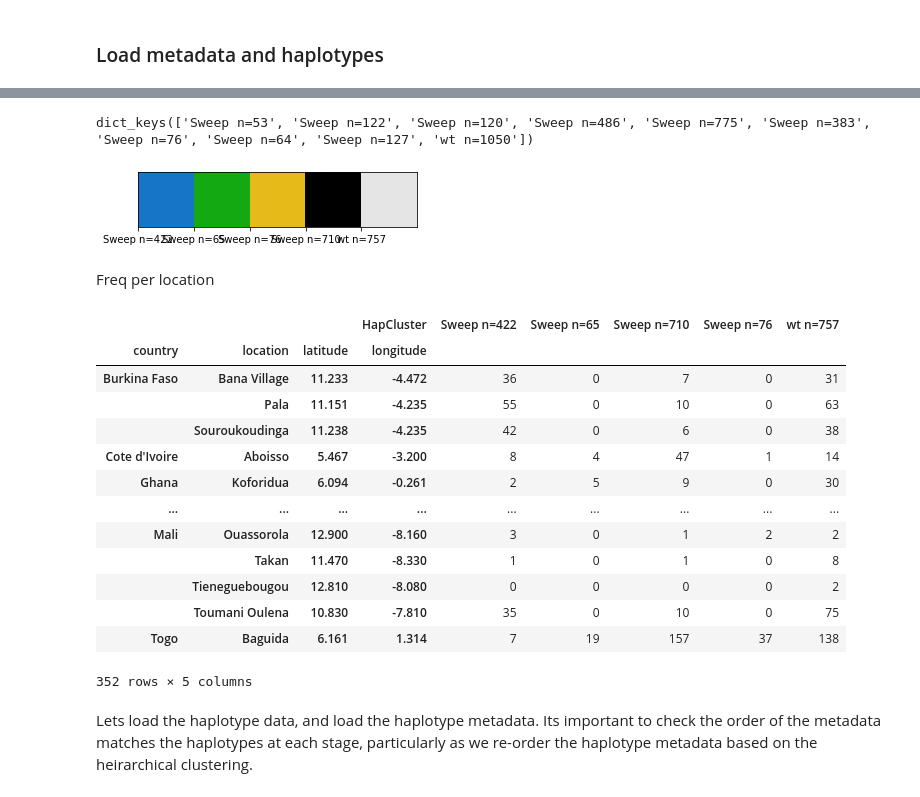
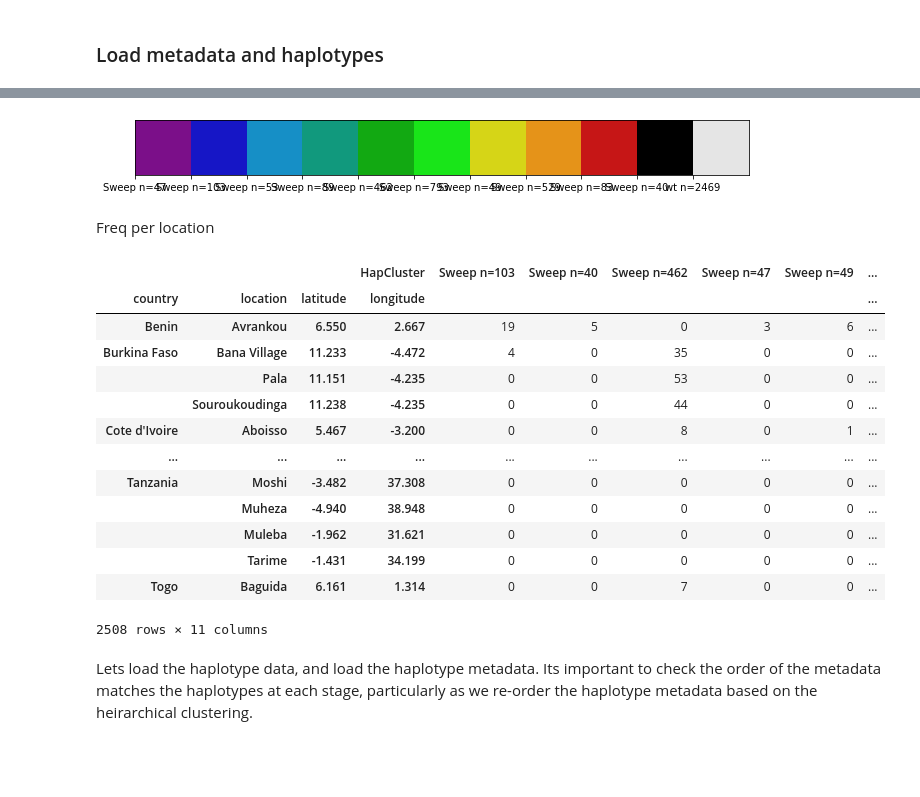
Before and after one commit to sanjaynagi/locusPocus, a Jupyter notebook: workflow/notebooks/HaplotypeClustering-COEAE1F_2F.ipynb, the cells around one changed output, grey strips where cells are left out. Drawn from its saved outputs; the diff is of its cells as text; code cells hidden in the pictures; blank space fills up the shorter version.

```diff
--- a/workflow/notebooks/HaplotypeClustering-COEAE1F_2F.ipynb
+++ b/workflow/notebooks/HaplotypeClustering-COEAE1F_2F.ipynb
@@ -454,9 +291,9 @@ There are 5 clusters with [478, 76, 59, 776, 601]
 # %% [markdown]
 ### Load metadata and haplotypes
 # %%
-metaquery = "aim_species == 'gambiae'"
+metaquery = None #"aim_species == 'gambiae'"
 
-snps = ag3.haplotypes(contig, sample_sets=cohorts, analysis='gamb_colu')
+snps = ag3.haplotypes(contig, sample_sets=cohorts, analysis='gamb_colu_arab')
 names = snps['sample_id'].values
 pos = allel.SortedIndex(snps['variant_position'])
 gene_bool = pos.locate_ranges([coeae1f_start], [coeae2f_end])
@@ -489,9 +338,29 @@ AssertionError: Wrong shape!!
 # %%
-coho = {f"Sweep n={c[2].shape[0]}":c[2] for idx, c in enumerate(cluster_spans) if c[2].shape[0] > 30}
-wt = {f"wt_{idx}":c[2] for idx, c in enumerate(cluster_spans) if c[2].shape[0] < 30}
+coho = {f"Sweep n={c[2].shape[0]}":c[2] for idx, c in enumerate(cluster_spans) if c[2].shape[0] >= 40}
+wt = {f"wt_{idx}":c[2] for idx, c in enumerate(cluster_spans) if c[2].shape[0] < 40}
 lenwt = len(np.concatenate(list(wt.values())))
 coho[f'wt n={lenwt}'] = np.concatenate(list(wt.values()))
+
+hap_labels = list(coho.keys())
+
+palette = sns.color_palette('nipy_spectral', n_colors=len(hap_labels)-2, desat=0.8)
+# add a colour for other_resistant
+palette.append((0, 0, 0))
+# add a colour for wt
+palette.append((0.9, 0.9, 0.9))
+# check
+sns.palplot(palette)
+plt.gca().set_xticklabels(hap_labels);
+
+# We need to get the start and stop points of clusters to highlight them with lines and boxes, and then get bars for a legend.
+mylen = np.vectorize(len)
+bool_ = mylen(leaves) > 40
+clusters = np.array(leaves)[bool_]
+clusters = [np.array([c[0], c[-1]]) for c in clusters]
+cluster_start_stop = [np.array([np.where(leaf_order == c[0])[0][0], np.where(leaf_order == c[1])[0][0]]) for c in clusters]
+
+bars = {}
+for k,v in pop_colours.items():
+    bars[k] = plt.Rectangle((0,0),1,1,fc=v, edgecolor = 'none')
+# %% [output]
+[figure, added]
-# %%
-coho.keys()
-# %% [output]
-dict_keys(['Sweep n=53', 'Sweep n=122', 'Sweep n=120', 'Sweep n=486', 'Sweep n=775', 'Sweep n=383', 'Sweep n=76', 'Sweep n=64', 'Sweep n=127', 'wt n=1050'])
@@ -500,46 +367,34 @@ hap_labels = list(coho.keys())
-# %%
-palette = sns.color_palette('nipy_spectral', n_colors=len(hap_labels) - 2, desat=0.8)
-# add a colour for other_resistant
-palette.append((0, 0, 0))
-# add a colour for wt
-palette.append((0.9, 0.9, 0.9))
-# check
-sns.palplot(palette)
-plt.gca().set_xticklabels(hap_labels);
-# %% [output]
-[figure, removed]
 # %% [markdown]
 Freq per location
 # %%
-metahaps, q = load_metahaps(cohorts, names)
+metahaps, q = load_metahaps(cohorts, names, metaquery=None)
 
 for k, v in coho.items():
 
     metahaps.loc[v, 'HapCluster'] = k
 
-    sweep_names = metahaps.take(v)
-
+    sweep_names = metahaps.copy().take(v)
 
     g = sweep_names.groupby('sample_id')
     sweep_names.loc[:, 'sample_id'] += g.cumcount().astype(str).replace("0", "").mask(g['sample_id'].transform('count')==1,'')
 
 meta_sweeps = metahaps.pivot_table(index='HapCluster', columns=['country', 'location', 'latitude', 'longitude'], aggfunc='count', fill_value=0).T.droplevel(level=0)
 meta_sweeps
 # %% [output]
-|  |  |  | HapCluster | Sweep n=422 | Sweep n=65 | Sweep n=710 | Sweep n=76 | wt n=757 |
-| country | location | latitude | longitude |  |  |  |  |  |
-| Burkina Faso | Bana Village | 11.233 | -4.472 | 36 | 0 | 7 | 0 | 31 |
-|  | Pala | 11.151 | -4.235 | 55 | 0 | 10 | 0 | 63 |
-|  | Souroukoudinga | 11.238 | -4.235 | 42 | 0 | 6 | 0 | 38 |
-| Cote d'Ivoire | Aboisso | 5.467 | -3.200 | 8 | 4 | 47 | 1 | 14 |
-| Ghana | Koforidua | 6.094 | -0.261 | 2 | 5 | 9 | 0 | 30 |
-| ... | ... | ... | ... | ... | ... | ... | ... | ... |
-| Mali | Ouassorola | 12.900 | -8.160 | 3 | 0 | 1 | 2 | 2 |
-|  | Takan | 11.470 | -8.330 | 1 | 0 | 1 | 0 | 8 |
-|  | Tieneguebougou | 12.810 | -8.080 | 0 | 0 | 0 | 0 | 2 |
-|  | Toumani Oulena | 10.830 | -7.810 | 35 | 0 | 10 | 0 | 75 |
-| Togo | Baguida | 6.161 | 1.314 | 7 | 19 | 157 | 37 | 138 |
+|  |  |  | HapCluster | Sweep n=103 | Sweep n=40 | Sweep n=462 | Sweep n=47 | Sweep n=49 | ... |
+| country | location | latitude | longitude |  |  |  |  |  | ... |
+| Benin | Avrankou | 6.550 | 2.667 | 19 | 5 | 0 | 3 | 6 | ... |
+| Burkina Faso | Bana Village | 11.233 | -4.472 | 4 | 0 | 35 | 0 | 0 | ... |
+|  | Pala | 11.151 | -4.235 | 0 | 0 | 53 | 0 | 0 | ... |
+|  | Souroukoudinga | 11.238 | -4.235 | 0 | 0 | 44 | 0 | 0 | ... |
+| Cote d'Ivoire | Aboisso | 5.467 | -3.200 | 0 | 0 | 8 | 0 | 1 | ... |
+| ... | ... | ... | ... | ... | ... | ... | ... | ... | ... |
+| Tanzania | Moshi | -3.482 | 37.308 | 0 | 0 | 0 | 0 | 0 | ... |
+|  | Muheza | -4.940 | 38.948 | 0 | 0 | 0 | 0 | 0 | ... |
+|  | Muleba | -1.962 | 31.621 | 0 | 0 | 0 | 0 | 0 | ... |
+|  | Tarime | -1.431 | 34.199 | 0 | 0 | 0 | 0 | 0 | ... |
+| Togo | Baguida | 6.161 | 1.314 | 0 | 0 | 7 | 0 | 0 | ... |
-352 rows × 5 columns
+2508 rows × 11 columns
 # %%
 totals = meta_sweeps.sum(axis=1).to_numpy()
 meta_freqs = meta_sweeps.apply(lambda x: x/totals)
```
Also changed, not shown: parts of 37 cells of this notebook, 7 other files.
